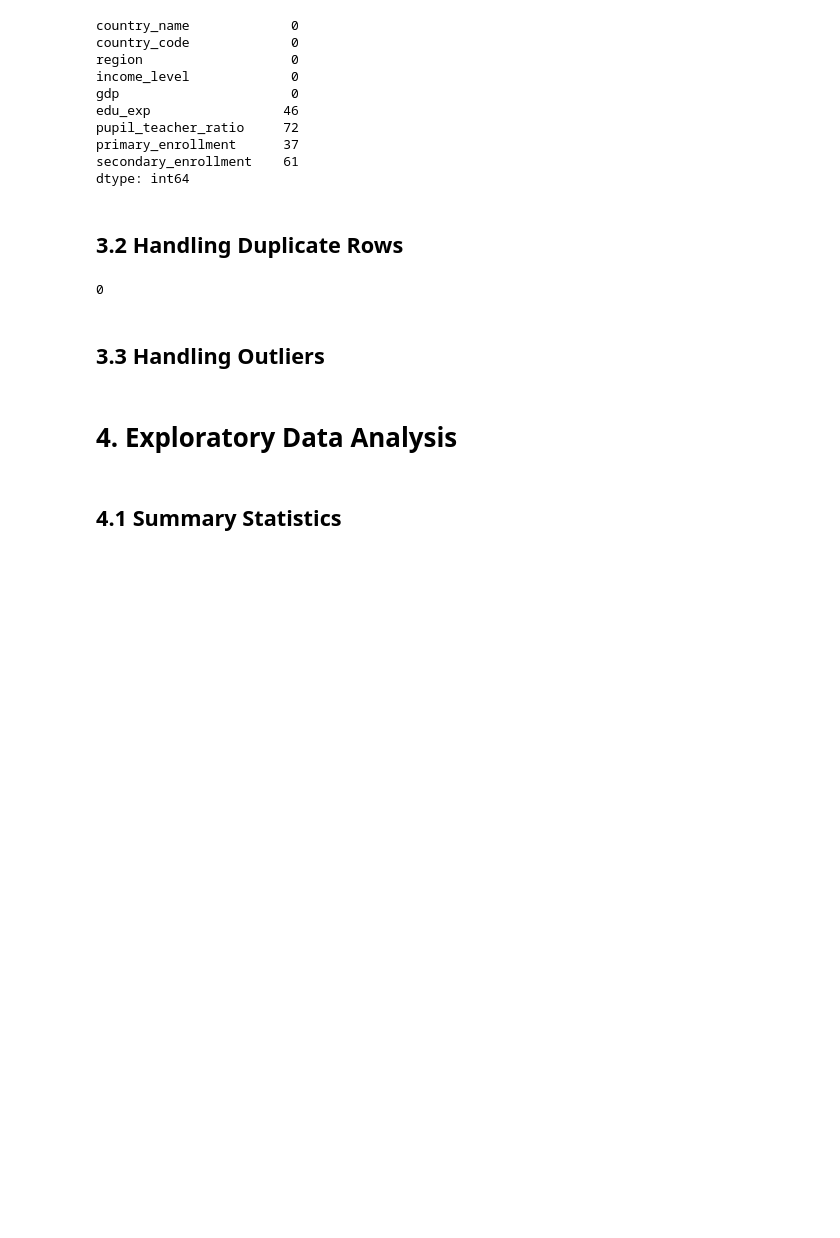
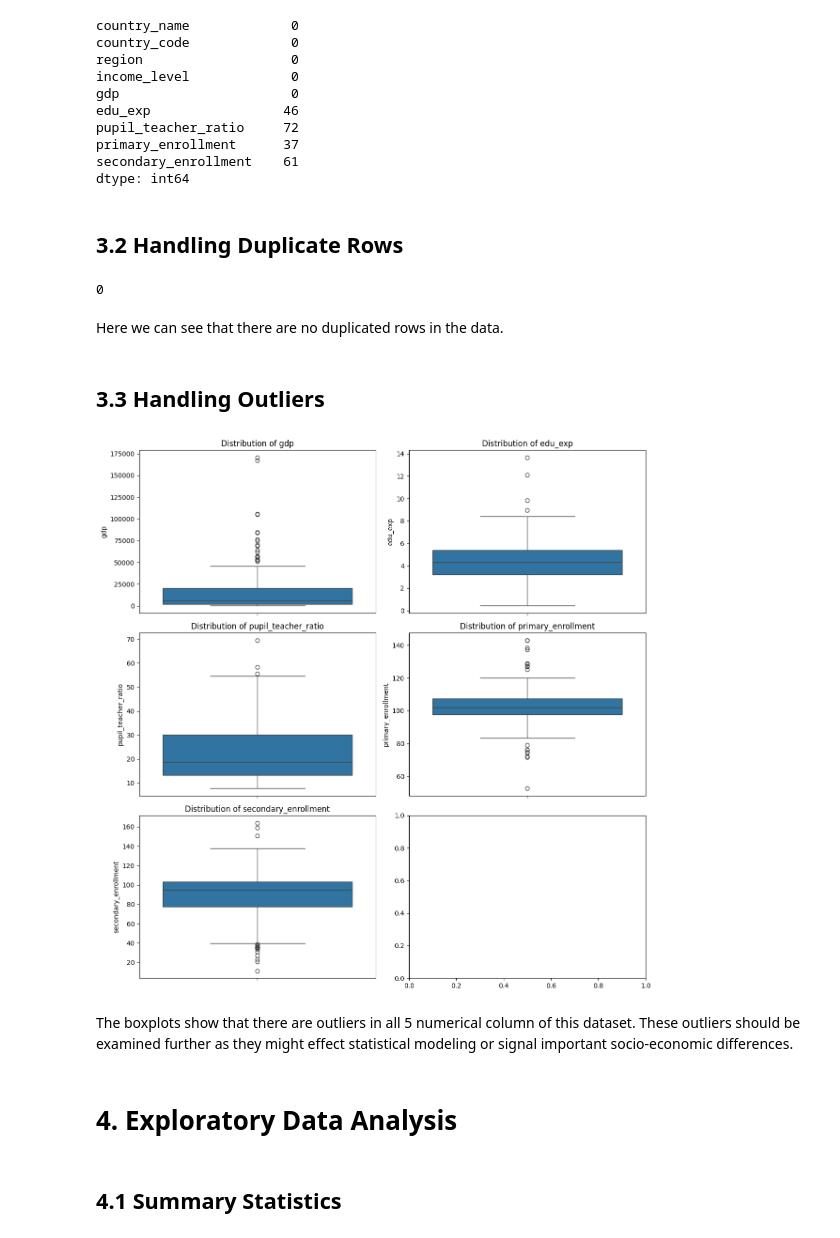
Before and after one commit to Hazim-HF/P152419_Project_1_Data_Management, a Jupyter notebook: P152419_Project_1_STQD6324.ipynb, the cells around one changed output. Saved outputs shown, nothing was run; the diff lists cells and outputs as text; code cells hidden in the pictures; blank space fills up the shorter version.

```diff
--- a/P152419_Project_1_STQD6324.ipynb
+++ b/P152419_Project_1_STQD6324.ipynb
@@ -337,8 +339,24 @@ cleaned_df = df_clean3.copy()
 cleaned_df.duplicated().sum()
 # %% [output]
 0
+# %% [markdown]
+Here we can see that there are no duplicated rows in the data.
 # %% [markdown]
 <h2 style='font-weight:bold'> 3.3 Handling Outliers </h2>
+# %%
+fig, axes = plt.subplots(3, 2, figsize=(12,12)) # Create a 3x2 grid of subplots
+axes = axes.flatten()
+
+for i, col in enumerate(numeric_cols): # Iterate through the list of columns
+    sns.boxplot(y=df[col], ax=axes[i]) # Create boxplot of each column
+    axes[i].set_title(f'Distribution of {col}') # Set title of each subplot
+
+plt.tight_layout()
+plt.show() # display plot
+# %% [output]
+[figure, added]
+# %% [markdown]
+The boxplots show that there are outliers in all 5 numerical column of this dataset. These outliers should be examined further as they might effect statistical modeling or signal important socio-economic differences.
 # %% [markdown]
 <h1 style='font-weight:bold'> 4. Exploratory Data Analysis </h1>
 # %% [markdown]
```
Also changed, not shown: parts of 18 cells of this notebook, 2 other files.
